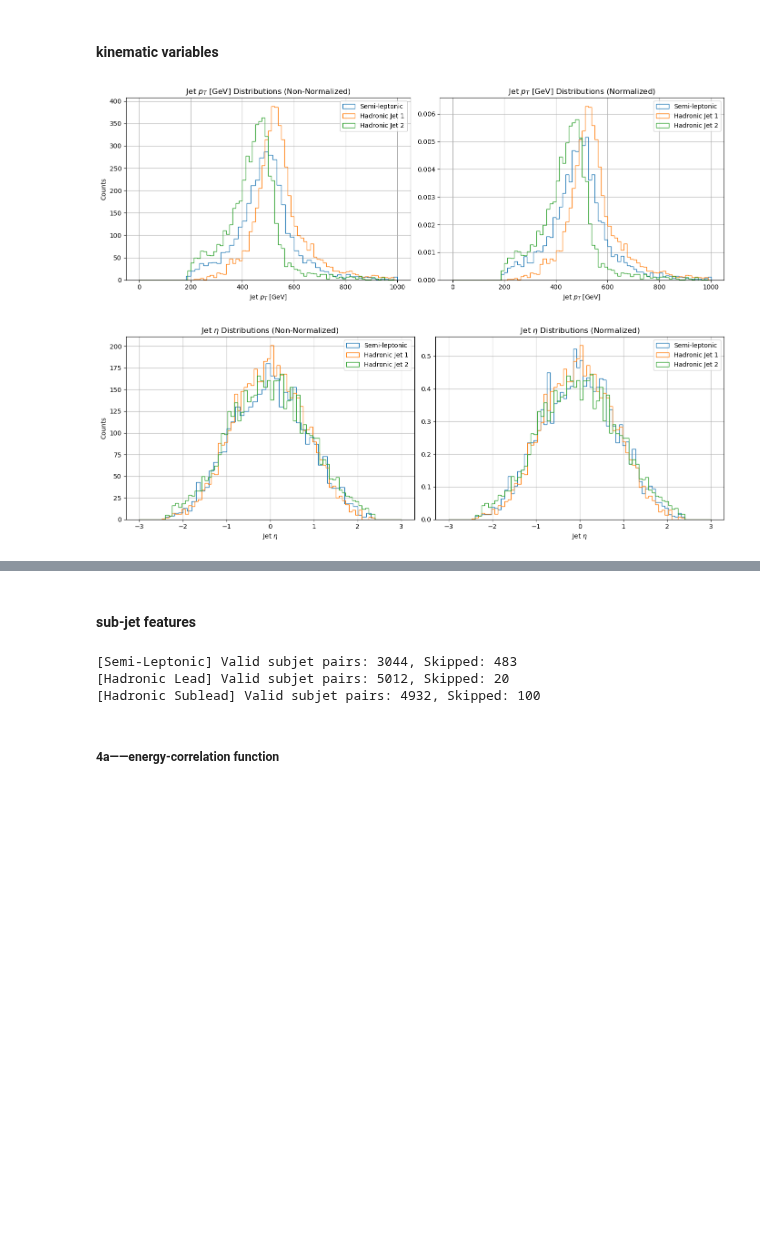
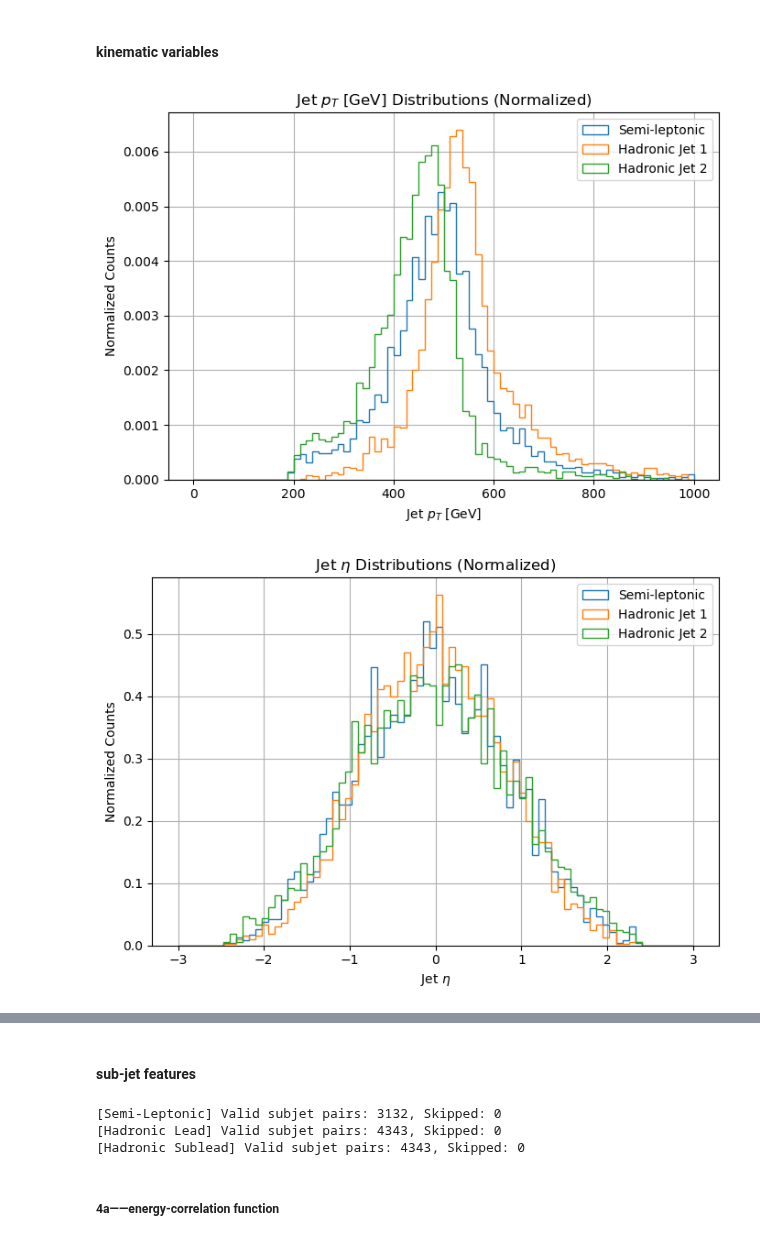
Before and after one commit to aimenobaid/polarization, a Jupyter notebook: bulk_revised.ipynb, the cells around one changed output, grey strips where cells are left out. Saved outputs shown, nothing was run; the diff lists cells and outputs as text; code cells hidden in the pictures; blank space fills up the shorter version.

```diff
--- a/bulk_revised.ipynb
+++ b/bulk_revised.ipynb
@@ -186,7 +193,7 @@ tight_muon_one = muons_tight[one_tight_muon_mask]
 ### *–––– STEP 2: AK8 Cleaning ––––*
 # %%
 # FatJets cuts
-clean_fatJets = events.FatJet[(events.FatJet.pt > 150) & (events.FatJet.eta < 2.4) & (events.FatJet.msoftdrop > 0)]
+clean_fatJets = events.FatJet[(events.FatJet.pt > 150) & (events.FatJet.eta < 2.4) & (events.FatJet.msoftdrop > 10)]
 
 #Jets cuts
 clean_Jets = events.Jet[(events.Jet.pt > 30) & (events.Jet.eta < 4.6)]
@@ -353,43 +360,44 @@ fully_hadronic_second_jet = fully_hadronic_fatjets[:, 1]
 # %%
 # dict mapping jet properties to axis labels, plot ranges, and access functions
 jet_sets = {
     "pt": ("Jet $p_T$ [GeV]", (0, 1000), lambda jet: jet.pt),
     "eta": ("Jet $\eta$", (-3, 3), lambda jet: jet.eta),
     "msoftdrop": ("Soft Drop Mass $m_{SD}$ [GeV]", (0, 300), lambda jet: jet.msoftdrop)
 }
 # loop over each jet parameter to generate plots
 for key, (xlabel, rng, accessor) in jet_sets.items():
-    plt.figure(figsize=(14, 5))
+    plt.figure(figsize=(7, 5))
 
-    # left: non-normalized
-    plt.subplot(1, 2, 1)
-    plt.hist(ak.to_numpy(accessor(semi_leptonic_leading_jet)), bins=60, range=rng,
-             histtype='step', label='Semi-leptonic')
-    plt.hist(ak.to_numpy(accessor(fully_hadronic_leading_jet)), bins=80, range=rng,
-             histtype='step', label='Hadronic Jet 1')
-    plt.hist(ak.to_numpy(accessor(fully_hadronic_second_jet)), bins=80, range=rng,
-             histtype='step', label='Hadronic Jet 2')
-    plt.title(f"{xlabel} Distributions (Non-Normalized)")
-    plt.xlabel(xlabel)
-    plt.ylabel("Counts")
-    plt.legend()
-    plt.grid(True)
+    # # left: non-normalized
+    # plt.subplot(1, 2, 1)
+    # plt.hist(ak.to_numpy(accessor(semi_leptonic_leading_jet)), bins=60, range=rng,
+    #          histtype='step', label='Semi-leptonic')
+    # plt.hist(ak.to_numpy(accessor(fully_hadronic_leading_jet)), bins=80, range=rng,
+    #          histtype='step', label='Hadronic Jet 1')
+    # plt.hist(ak.to_numpy(accessor(fully_hadronic_second_jet)), bins=80, range=rng,
+    #          histtype='step', label='Hadronic Jet 2')
+    # plt.title(f"{xlabel} Distributions (Non-Normalized)")
+    # plt.xlabel(xlabel)
+    # plt.ylabel("Counts")
+    # plt.legend()
+    # plt.grid(True)
 
     # right: normalized
-    plt.subplot(1, 2, 2)
+    plt.subplot(1, 1, 1)
     plt.hist(ak.to_numpy(accessor(semi_leptonic_leading_jet)), bins=80, range=rng,
              density=True, histtype='step', label='Semi-leptonic')
     plt.hist(ak.to_numpy(accessor(fully_hadronic_leading_jet)), bins=80, range=rng,
              density=True, histtype='step', label='Hadronic Jet 1')
     plt.hist(ak.to_numpy(accessor(fully_hadronic_second_jet)), bins=80, range=rng,
              density=True, histtype='step', label='Hadronic Jet 2')
     plt.title(f"{xlabel} Distributions (Normalized)")
     plt.xlabel(xlabel)
+    plt.ylabel("Normalized Counts")
     plt.legend()
     plt.grid(True)
 
     plt.tight_layout()
     plt.show()
 # %% [output]
-[figure, old version]
+[figure, new version]
-[figure, old version]
+[figure, new version]
@@ -446,9 +454,9 @@ semi_pairs = extract_semi_subjet_pairs(semi_leptonic_fatjets, events.SubJet[semi
 had1_pairs = extract_had_subjet_pairs(fully_hadronic_leading_jet, "Hadronic Lead")
 had2_pairs = extract_had_subjet_pairs(fully_hadronic_second_jet, "Hadronic Sublead")
 # %% [output]
-[Semi-Leptonic] Valid subjet pairs: 3044, Skipped: 483
-[Hadronic Lead] Valid subjet pairs: 5012, Skipped: 20
-[Hadronic Sublead] Valid subjet pairs: 4932, Skipped: 100
+[Semi-Leptonic] Valid subjet pairs: 3132, Skipped: 0
+[Hadronic Lead] Valid subjet pairs: 4343, Skipped: 0
+[Hadronic Sublead] Valid subjet pairs: 4343, Skipped: 0
 # %% [markdown]
 ##### 4a——energy-correlation function
 # %%
```
Also changed, not shown: parts of 9 cells of this notebook, 3 other files.
